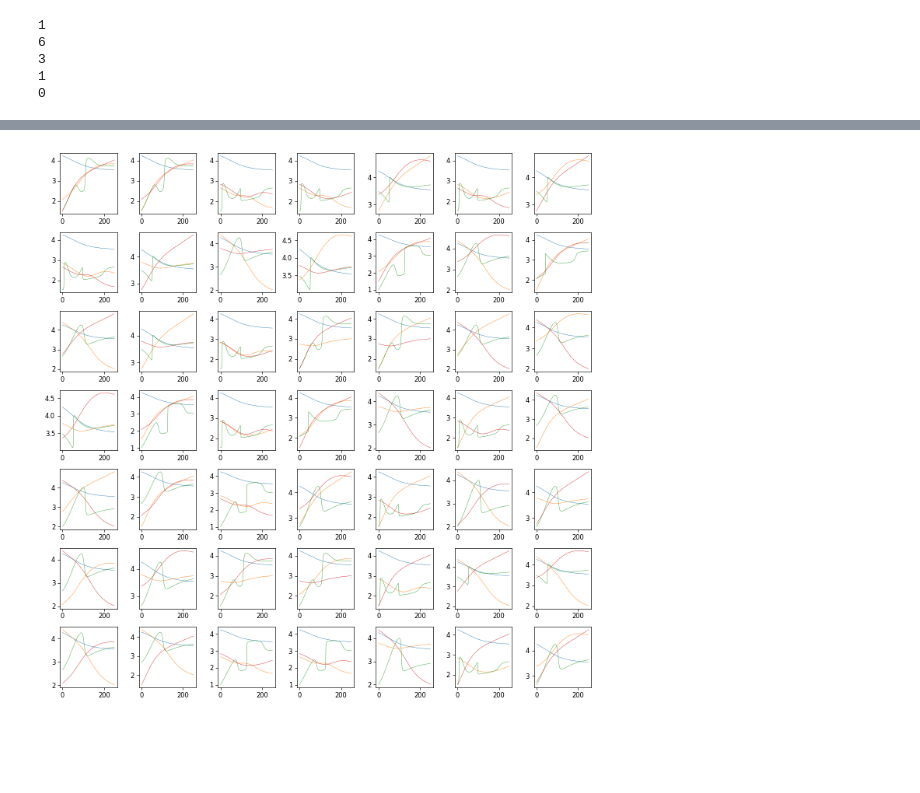
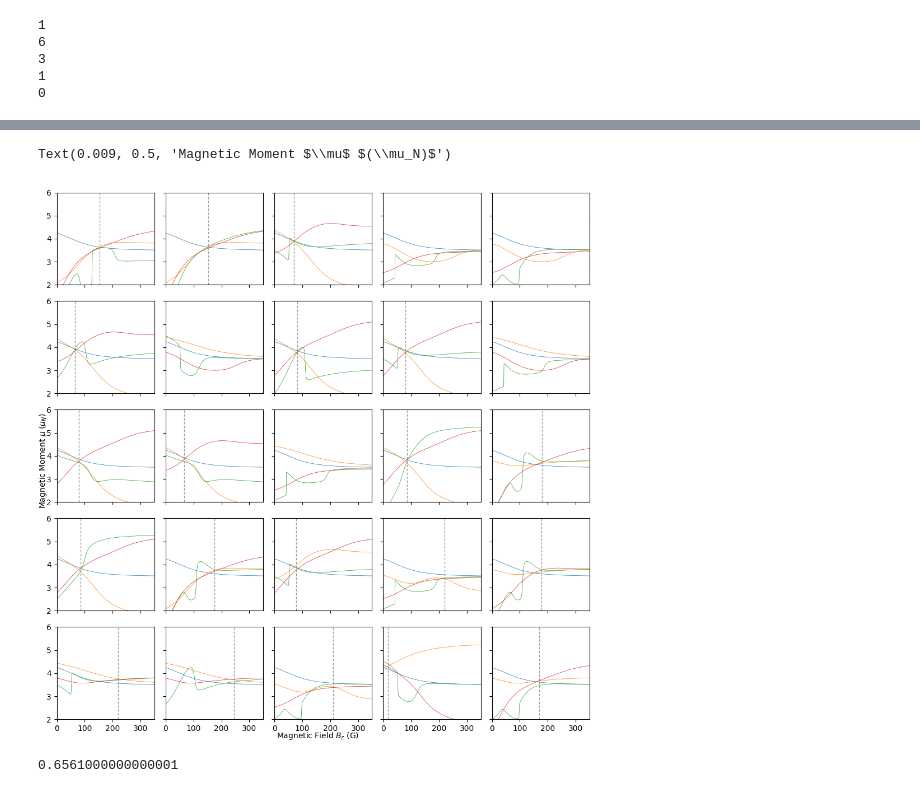
Before and after one commit to tomhepz/MolecularEnergyLevels, a Jupyter notebook: notebooks/diatom-coincidences.ipynb, the cells around one changed output, grey strips where cells are left out. Cells and saved outputs as stored; diff of their text form; code cells hidden in the pictures; blank space fills up the shorter version.

Commit message:
Added analytic 3-state fidelity

```diff
--- a/notebooks/diatom-coincidences.ipynb
+++ b/notebooks/diatom-coincidences.ipynb
@@ -177,7 +174,7 @@ for state_mf in state_mfs:
         for j in range(label_degeneracy(1,state_mf[1])):
             for k in range(label_degeneracy(2,state_mf[2])):
                 for l in range(label_degeneracy(1,state_mf[3])):
-                    if j==l:
+                    if (state_mf[1]<state_mf[3]) or (state_mf[1]==state_mf[3] and j<=l):
                         continue
                     states.append([(0,state_mf[0],i),(1,state_mf[1],j),(2,state_mf[2],k),(1,state_mf[3],l)])
 
@@ -187,23 +184,30 @@ print(len(states), "states to consider")
 # %%
 ranking = []
+where = []
 for state_posibility in states:
-    # Find Coincidences
-    nintersections = 0
+    #Want to minimise sum of differences^2
+    diff_total=np.zeros(B_STEPS,dtype=np.double)
+
     for state_a, state_b in itertools.combinations(state_posibility,2):
         state_a_num=label_to_state_no(*state_a)
         state_b_num=label_to_state_no(*state_b)
         if state_a_num==None or state_b_num==None:
-            print(state_a,"or",state_b, "could not be found in basis")
-            continue
-        diff = MAGNETIC_MOMENTS[:,state_a_num]-MAGNETIC_MOMENTS[:,state_b_num]
-        sign_flip_low_indices = np.where(np.sign(diff[:-1]) != np.sign(diff[1:]))[0]
-        nintersections += len(sign_flip_low_indices)
+            #print(state_a,"or",state_b, "could not be found in basis")
+            diff_total += 20*np.ones((B_STEPS))
+        else:
+            diff = np.abs(MAGNETIC_MOMENTS[:,state_a_num]-MAGNETIC_MOMENTS[:,state_b_num])**2
+            diff_total += diff
         #xs = (B[sign_flip_low_indices] + B[sign_flip_low_indices+1])*GAUSS/2
         #ys = (moment_a[sign_flip_low_indices]+moment_a[sign_flip_low_indices+1])/(2*muN)
         # ax.scatter(xs, ys,color='k',s=0.4,zorder=1)
-    ranking.append(nintersections)
+    min_diff_loc = np.argmin(diff_total, axis=0)
+    min_diff = diff_total[min_diff_loc]
 
-#print(ranking)
-order = (-1*np.array(ranking,dtype=np.int)).argsort()
-#print(order)
+    where.append(min_diff_loc)
+    ranking.append(min_diff)
+
+ranking=np.array(ranking)
+order = ranking.argsort()
+
+where_interesting = np.array(where)[order]
 interesting_states = np.array(states)[order]
@@ -230,11 +214,18 @@ Deprecated in NumPy 1.20; for more details and guidance: https://numpy.org/devdo
 # %%
-fig, axs = plt.subplots(7,7,figsize=(12,12),dpi=60)
+fig, axs = plt.subplots(5,5,figsize=(10,10),dpi=100,sharex=True,sharey=True)
 
 i=0
 for axh in axs:
     for ax in axh:
         state_numbers = np.array([label_to_state_no(*state_label) for state_label in interesting_states[i]])
-        ax.plot(B*GAUSS,MAGNETIC_MOMENTS[:,state_numbers]/muN, alpha=1,linewidth=0.5,zorder=0);
+        ax.set_xlim(0,B_MAX*GAUSS)
+        ax.set_ylim(2,6)
+        ax.plot(B*GAUSS,MAGNETIC_MOMENTS[:,state_numbers]/muN, alpha=1,linewidth=0.5,zorder=1);
+        ax.axvline(x=B[where_interesting[i]]*GAUSS, dashes=(3, 2), color='k', linewidth=1,alpha=0.4,zorder=0)
         i+=1
+
+fig.text(0.5, 0.009, 'Magnetic Field $B_z$ (G)', ha='center', va='center')
+fig.text(0.009, 0.5, 'Magnetic Moment $\mu$ $(\mu_N)$', ha='center', va='center', rotation='vertical')
 # %% [output]
+Text(0.009, 0.5, 'Magnetic Moment $\\mu$ $(\\mu_N)$')
-[figure, old version]
+[figure, new version]
@@ -241,28 +235,10 @@ for axh in axs:
 # %%
-fig, ax = plt.subplots()
-muN = scipy.constants.physical_constants['nuclear magneton'][0]
-#import itertools
-
-focus_moments = magnetic_moments[:,[52,55]].T
-#to_plot = [(0,5,0),(0,4,0),(0,3,0),(0,4,1),(0,3,1),(0,3,2)]
-#to_plot_indices = np.array([label_to_state_no(N,MF,k) for N,MF,k in to_plot])
-
-#c = plt.cm.gist_rainbow(np.linspace(0,1,96))
-#for moment in focus_moments:
-    #this_c = c[i]
-ax.plot(B*GAUSS,focus_moments.T/muN, alpha=0.3,linewidth=0.5,zorder=0);
-    #ax.text(1.02*B_MAX*GAUSS, moment[-1]/muN, r'$|N={},M_F={}\rangle_{}$'.format(int(label[0]),int(label[1]),int(label[2])), va='center', ha='left', fontsize=2, color = this_c)
-
-    #Find coincidences
-
-# for moment_a,moment_b in itertools.combinations(focus_moments,2):
-#     diff = moment_a-moment_b
-#     sign_flip_low_indices = np.where(np.sign(diff[:-1]) != np.sign(diff[1:]))[0]
-#     xs = (B[sign_flip_low_indices] + B[sign_flip_low_indices+1])*GAUSS/2
-#     ys = (moment_a[sign_flip_low_indices]+moment_a[sign_flip_low_indices+1])/(2*muN)
-#     ax.scatter(xs, ys,color='k',s=0.4,zorder=1)
-
-#ax.set_ylim(5.5,1.5)
-ax.set_xlim(0,B_MAX*GAUSS)
-ax.set_ylabel("Magnetic Moment $\mu$ $(\mu_N)$")
-ax.set_xlabel("Magnetic Field $B_z$ (G)")
+# Simulate microwave transfers to find 'fidelity'
+focus_state = interesting_states[0]
+p=1
+for i in range(4):
+    state_a_pos = label_to_state_no(*focus_state[i%4])
+    state_b_pos = label_to_state_no(*focus_state[(i+1)%4])
+    p *= transfer_efficiency(state_a_pos,state_b_pos)
+# %% [output]
+0.6561000000000001
```
Also changed, not shown: parts of 5 cells of this notebook, 3 other files.
